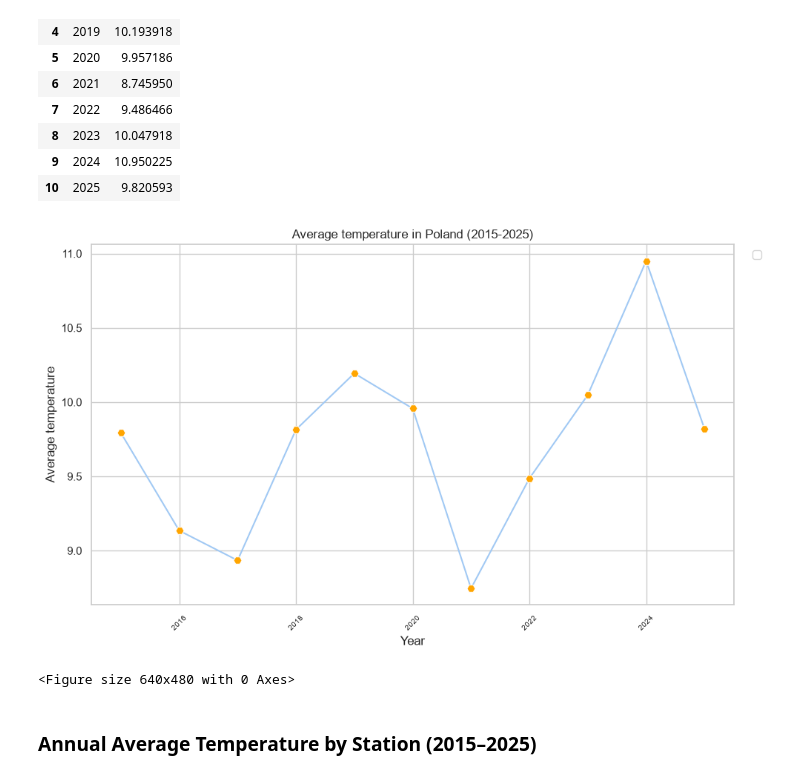
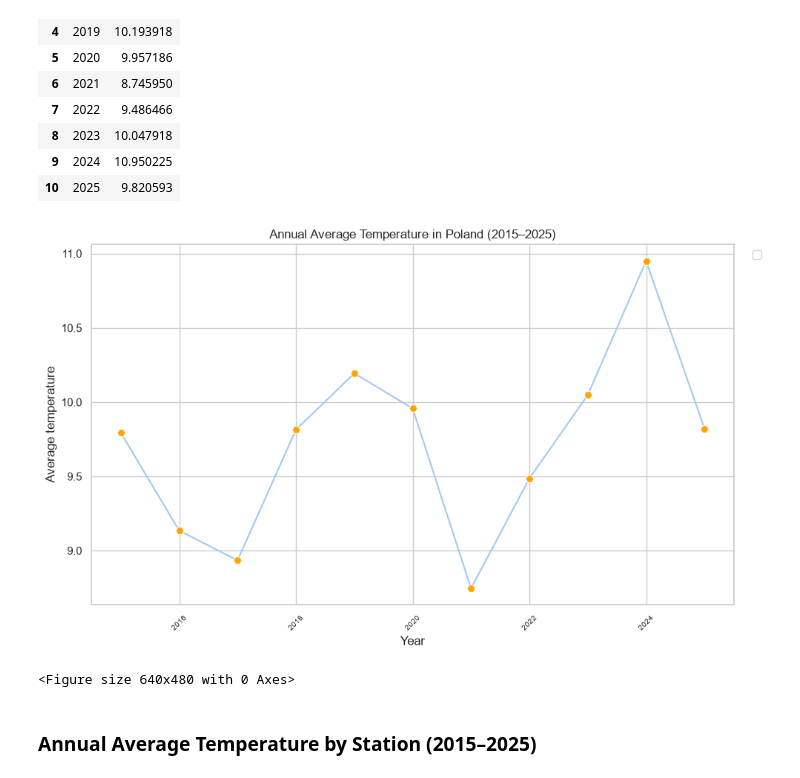
Before and after one commit to nerwuuus/data-toolkit, a Jupyter notebook: weather_data_processing/01_scripts/8_pandas_analysis.ipynb, the cells around one changed output. Cells and saved outputs as stored; diff of their text form; code cells hidden in the pictures.

```diff
--- a/weather_data_processing/01_scripts/8_pandas_analysis.ipynb
+++ b/weather_data_processing/01_scripts/8_pandas_analysis.ipynb
@@ -307,35 +317,35 @@ sns.lineplot(
     x='year',
     y='avg_temp'
     )
 
-plt.title("Average temperature in Poland (2015-2025)") # Title
+plt.title("Annual Average Temperature in Poland (2015–2025)") # Title
 plt.xlabel("Year") # x-axis name
 plt.ylabel("Average temperature") # y-axis name
 
 # Rotate x-axis labels to 45 degrees and reduce labels size
 plt.xticks(rotation=45, fontsize=7)
 
 # Position the legend outside the plot:
 # X = 1.02 places it slightly to the right of the plot,
 # Y = 1.00 aligns it with the top edge.
 # The legend's upper-left corner is anchored at this position.
 plt.legend(
     bbox_to_anchor=(1.02, 1),
     loc="upper left"
 )
 plt.tight_layout()
 
 # Display the plot
 plt.show()
 
 # Save the plot
 plt.savefig(
     r"..\02_plots\01_average_temperature.png",
     dpi=300, # Removes unnecessary whitespace around the figure
     bbox_inches="tight" # Setting "tight" automatically crops excess whitespace so labels and titles are not cut off
 )
 # %% [output]
-[figure, old version]
+[figure, new version]
 <Figure size 640x480 with 0 Axes>
 # %% [markdown]
 ### Annual Average Temperature by Station (2015–2025)
```
Also changed, not shown: parts of 12 cells of this notebook.
